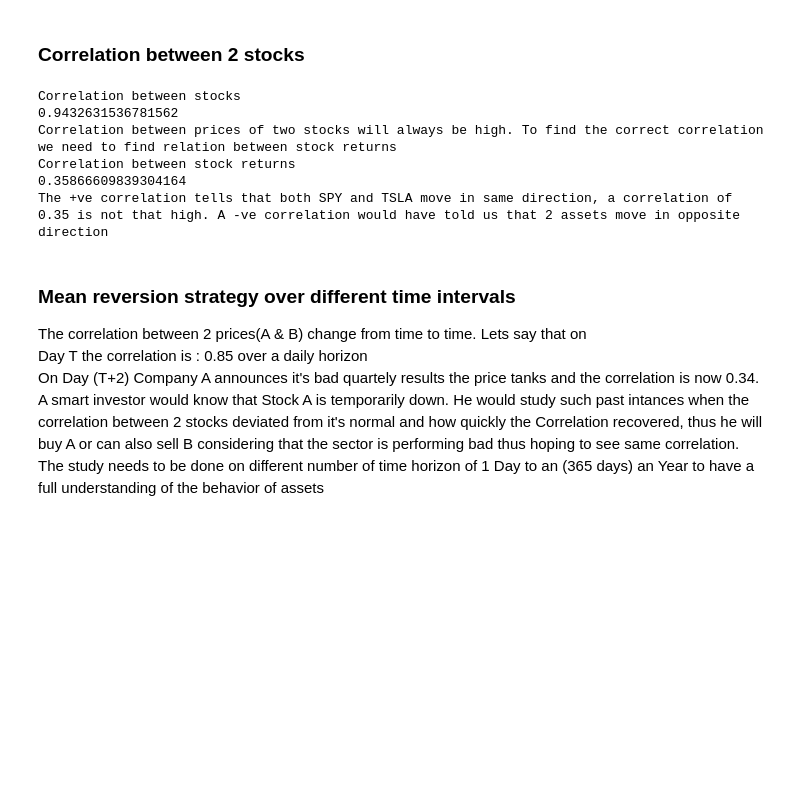
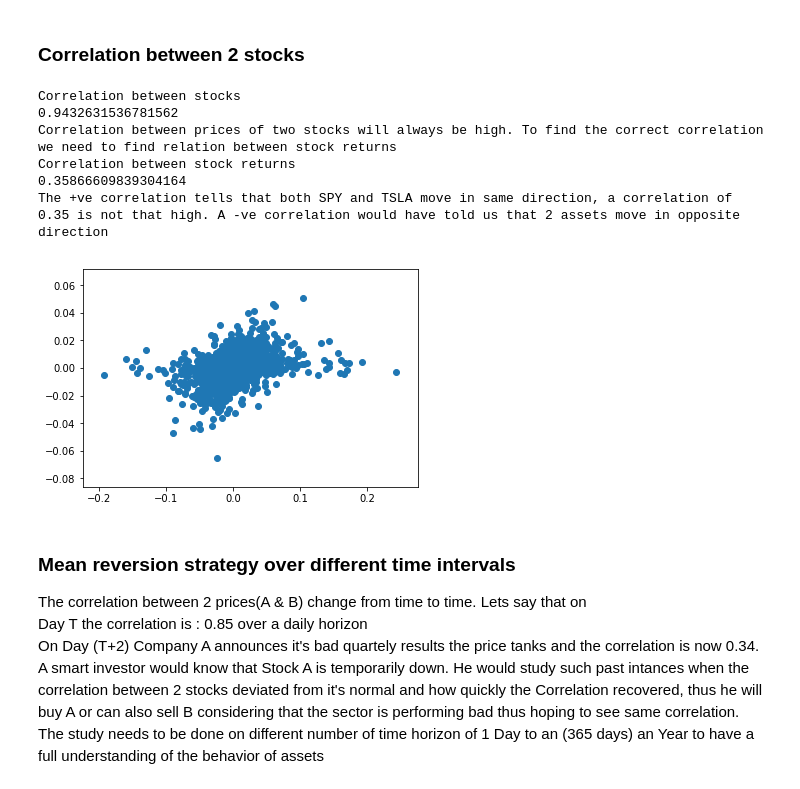
Before and after one commit to KshitizSharmaV/DataScience_In_Investment_Banking, a Jupyter notebook: Time Series Analysis.ipynb, the cells around one changed output. Drawn from its saved outputs; the diff is of its cells as text; code cells hidden in the pictures; blank space fills up the shorter version.

```diff
--- a/Time Series Analysis.ipynb
+++ b/Time Series Analysis.ipynb
@@ -67,25 +69,38 @@ plt.show()
 # %% [output]
 [figure]
 [figure]
+# %%
+spy=spy[spy.index>='2010-06-29']
+tsla=tsla[tsla.index<='2019-04-08']
+
+spy_returns=spy.pct_change()
+tsla_returns=tsla.pct_change()
 # %% [markdown]
 ### Correlation between 2 stocks
 # %%
+
 print("Correlation between stocks")
 print(tsla['Close'].corr(spy['Close']))
 print("Correlation between prices of two stocks will always be high. To find the correct correlation we need to find relation between stock returns")
 
 
 print("Correlation between stock returns")
 print(tsla_returns['Close'].corr(spy_returns['Close']))
 
+
 print("The +ve correlation tells that both SPY and TSLA move in same direction, a correlation of 0.35 is not that high. A -ve correlation would have told us that 2 assets move in opposite direction")
+
+plt.scatter(tsla_returns['Close'],spy_returns['Close'])
+
+plt.show()
 # %% [output]
 Correlation between stocks
 0.9432631536781562
 Correlation between prices of two stocks will always be high. To find the correct correlation we need to find relation between stock returns
 Correlation between stock returns
 0.35866609839304164
 The +ve correlation tells that both SPY and TSLA move in same direction, a correlation of 0.35 is not that high. A -ve correlation would have told us that 2 assets move in opposite direction
+[figure, added]
 # %% [markdown]
 ### Mean reversion strategy over different time intervals
 
```
Also changed, not shown: parts of 10 cells of this notebook.
